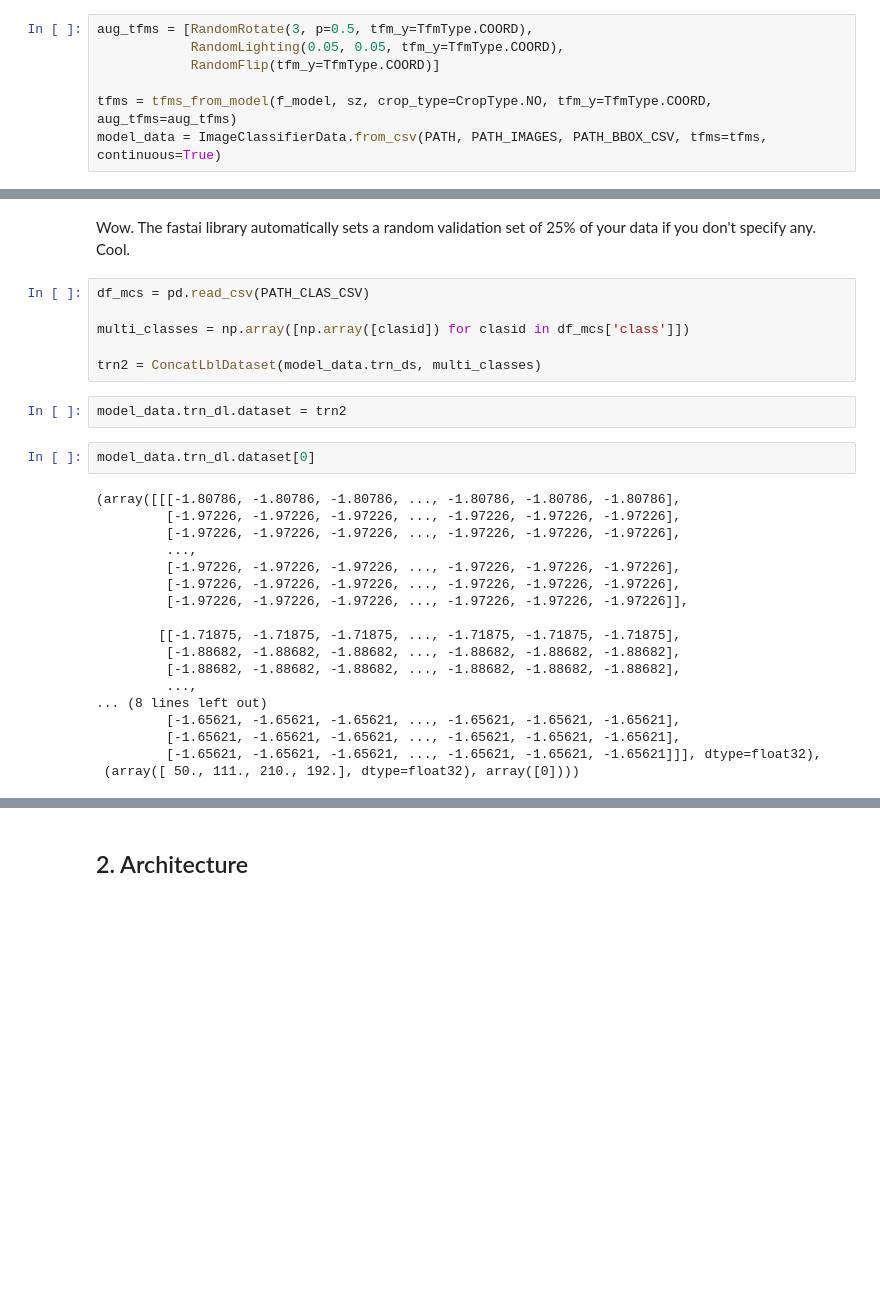
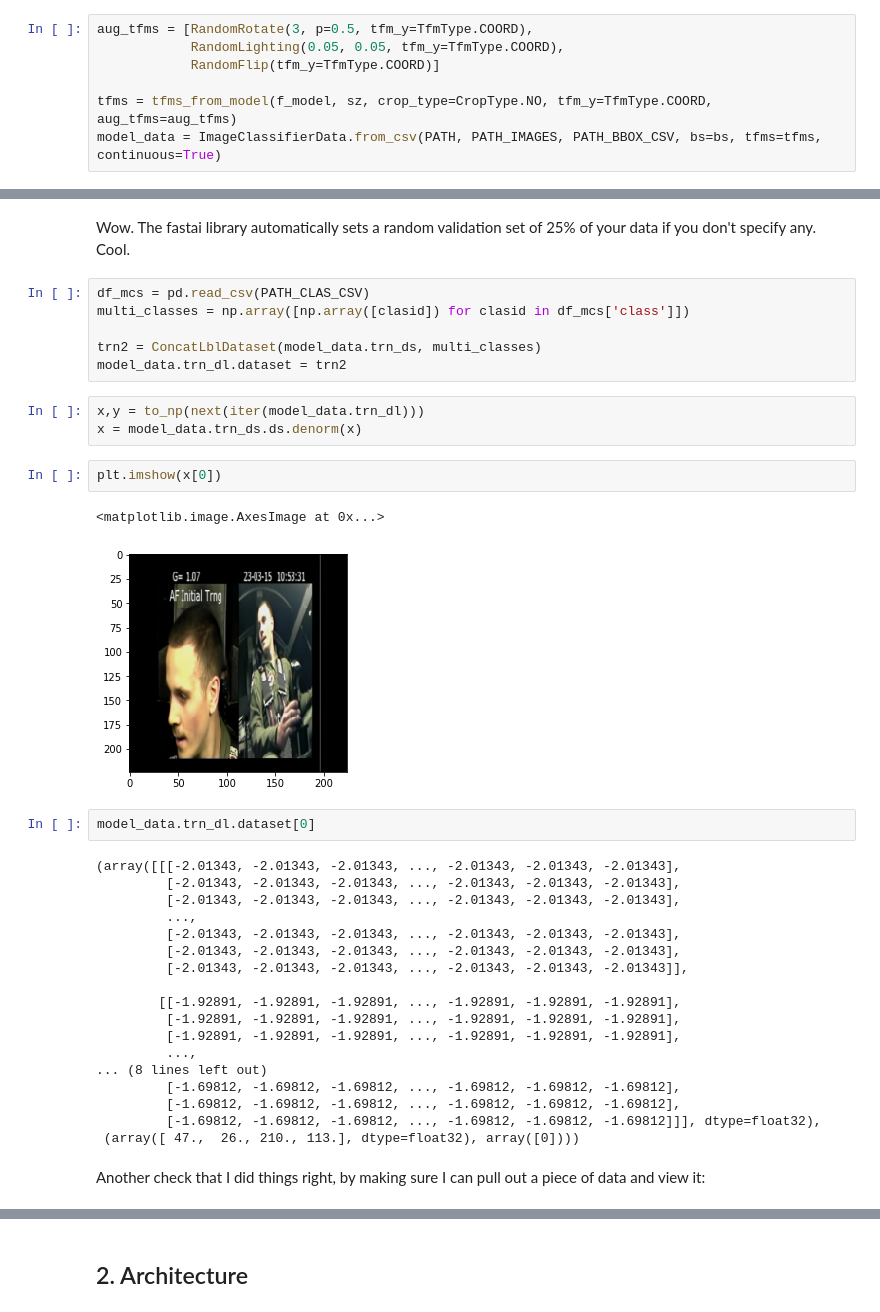
Before and after one commit to WNoxchi/Aersu, a Jupyter notebook: GLOC/model_dev/resnet-detector-dev-1-gloc.ipynb, the cells around one changed output, grey strips where cells are left out. Drawn from its saved outputs; the diff is of its cells as text; blank space fills up the shorter version.

Commit message:
working on model data issues

```diff
--- a/GLOC/model_dev/resnet-detector-dev-1-gloc.ipynb
+++ b/GLOC/model_dev/resnet-detector-dev-1-gloc.ipynb
@@ -99,7 +99,7 @@ aug_tfms = [RandomRotate(3, p=0.5, tfm_y=TfmType.COORD),
             RandomFlip(tfm_y=TfmType.COORD)]
 
 tfms = tfms_from_model(f_model, sz, crop_type=CropType.NO, tfm_y=TfmType.COORD, aug_tfms=aug_tfms)
-model_data = ImageClassifierData.from_csv(PATH, PATH_IMAGES, PATH_BBOX_CSV, tfms=tfms, continuous=True)
+model_data = ImageClassifierData.from_csv(PATH, PATH_IMAGES, PATH_BBOX_CSV, bs=bs, tfms=tfms, continuous=True)
 # %% [markdown]
 #### Adding Class labels to Coordinate labels
 # %%
@@ -128,29 +128,37 @@ len(model_data.trn_dl.dataset.fnames)
 Wow. The fastai library automatically sets a random validation set of 25% of your data if you don't specify any. Cool.
 # %%
 df_mcs = pd.read_csv(PATH_CLAS_CSV)
-
 multi_classes = np.array([np.array([clasid]) for clasid in df_mcs['class']])
 
 trn2 = ConcatLblDataset(model_data.trn_ds, multi_classes)
+model_data.trn_dl.dataset = trn2
-# %%
-model_data.trn_dl.dataset = trn2
+# %%
+x,y = to_np(next(iter(model_data.trn_dl)))
+x = model_data.trn_ds.ds.denorm(x)
+# %%
+plt.imshow(x[0])
+# %% [output]
+<matplotlib.image.AxesImage at 0x...>
+[figure, added]
 # %%
 model_data.trn_dl.dataset[0]
 # %% [output]
-(array([[[-1.80786, -1.80786, -1.80786, ..., -1.80786, -1.80786, -1.80786],
-         [-1.97226, -1.97226, -1.97226, ..., -1.97226, -1.97226, -1.97226],
-         [-1.97226, -1.97226, -1.97226, ..., -1.97226, -1.97226, -1.97226],
+(array([[[-2.01343, -2.01343, -2.01343, ..., -2.01343, -2.01343, -2.01343],
+         [-2.01343, -2.01343, -2.01343, ..., -2.01343, -2.01343, -2.01343],
+         [-2.01343, -2.01343, -2.01343, ..., -2.01343, -2.01343, -2.01343],
          ...,
-         [-1.97226, -1.97226, -1.97226, ..., -1.97226, -1.97226, -1.97226],
-         [-1.97226, -1.97226, -1.97226, ..., -1.97226, -1.97226, -1.97226],
-         [-1.97226, -1.97226, -1.97226, ..., -1.97226, -1.97226, -1.97226]],
+         [-2.01343, -2.01343, -2.01343, ..., -2.01343, -2.01343, -2.01343],
+         [-2.01343, -2.01343, -2.01343, ..., -2.01343, -2.01343, -2.01343],
+         [-2.01343, -2.01343, -2.01343, ..., -2.01343, -2.01343, -2.01343]],
 
-        [[-1.71875, -1.71875, -1.71875, ..., -1.71875, -1.71875, -1.71875],
-         [-1.88682, -1.88682, -1.88682, ..., -1.88682, -1.88682, -1.88682],
-         [-1.88682, -1.88682, -1.88682, ..., -1.88682, -1.88682, -1.88682],
+        [[-1.92891, -1.92891, -1.92891, ..., -1.92891, -1.92891, -1.92891],
+         [-1.92891, -1.92891, -1.92891, ..., -1.92891, -1.92891, -1.92891],
+         [-1.92891, -1.92891, -1.92891, ..., -1.92891, -1.92891, -1.92891],
          ...,
 ... (8 lines left out)
-         [-1.65621, -1.65621, -1.65621, ..., -1.65621, -1.65621, -1.65621],
-         [-1.65621, -1.65621, -1.65621, ..., -1.65621, -1.65621, -1.65621],
-         [-1.65621, -1.65621, -1.65621, ..., -1.65621, -1.65621, -1.65621]]], dtype=float32),
- (array([ 50., 111., 210., 192.], dtype=float32), array([0])))
+         [-1.69812, -1.69812, -1.69812, ..., -1.69812, -1.69812, -1.69812],
+         [-1.69812, -1.69812, -1.69812, ..., -1.69812, -1.69812, -1.69812],
+         [-1.69812, -1.69812, -1.69812, ..., -1.69812, -1.69812, -1.69812]]], dtype=float32),
+ (array([ 47.,  26., 210., 113.], dtype=float32), array([0])))
+# %% [markdown]
+Another check that I did things right, by making sure I can pull out a piece of data and view it:
```
Also changed, not shown: parts of 8 cells of this notebook, 1 other file.
